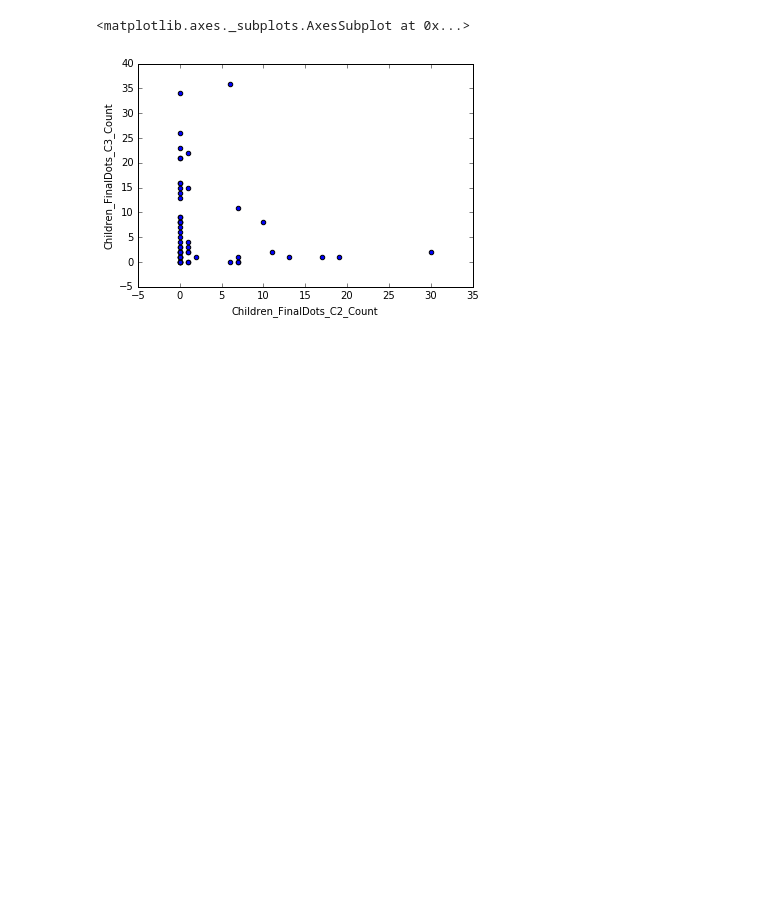
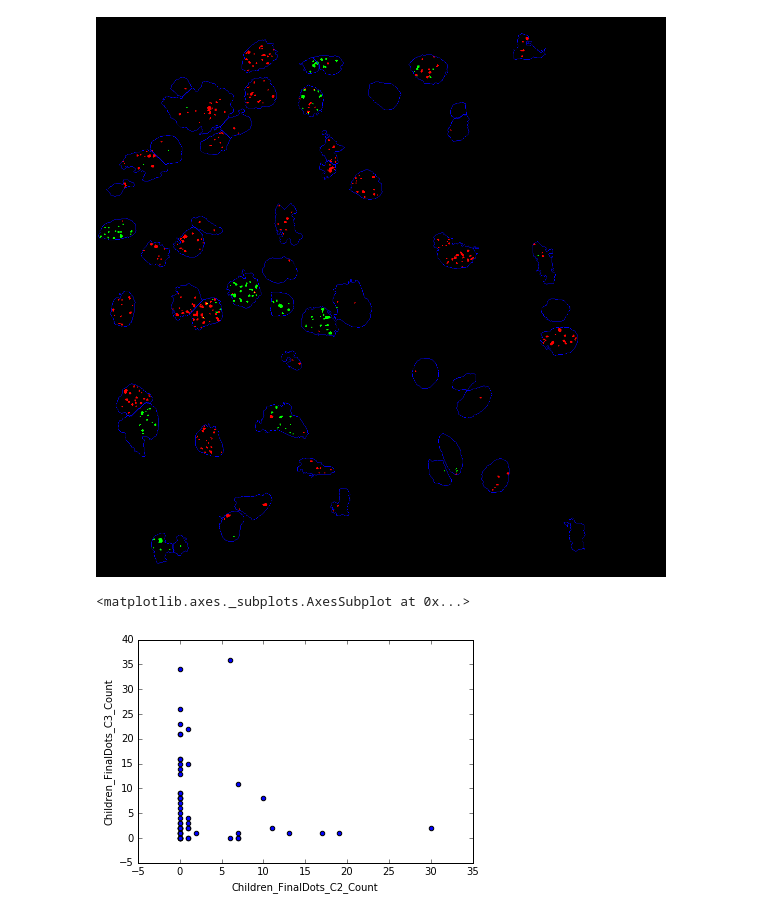
Before and after one commit to sandraromeropinto/RNAprobe-CellProfiler, a Jupyter notebook: RNAprobe_CellProfiler_Analysis.ipynb, the cells around one changed output. Cells and saved outputs as stored; diff of their text form; code cells hidden in the pictures; blank space fills up the shorter version.

```diff
--- a/RNAprobe_CellProfiler_Analysis.ipynb
+++ b/RNAprobe_CellProfiler_Analysis.ipynb
@@ -10,6 +12,3 @@ import matplotlib.pyplot as plt
 # %%
-# Import the data
-# Specify the full path
-CPoutput_path = '/mnt/c/Users/herny/Desktop/SWC/Data/Pdym_cell_types/RNAscope/Quantification/2018-05-16/Nuclei.csv'
-# Read it in a useful format
-CPdata = data_reader.DataReader(CPoutput_path)
+# Select the path where the data is (the output of CellProfiler)
+CPoutput_path = '/mnt/c/Users/herny/Desktop/SWC/Data/Pdym_cell_types/RNAscope/Quantification/2018-05-16/'
@@ -25,3 +31,10 @@ CPdata.head()
+# %%
+# Look at CellProfiler image output
+CPout_image_name = 'ResultOverlay.tiff'
+img = Image.open(CPoutput_path+CPout_image_name)
+img
+# %% [output]
+[figure, added]
 # %%
 # plot the data
 %matplotlib inline
```
Also changed, not shown: parts of 4 cells of this notebook.
